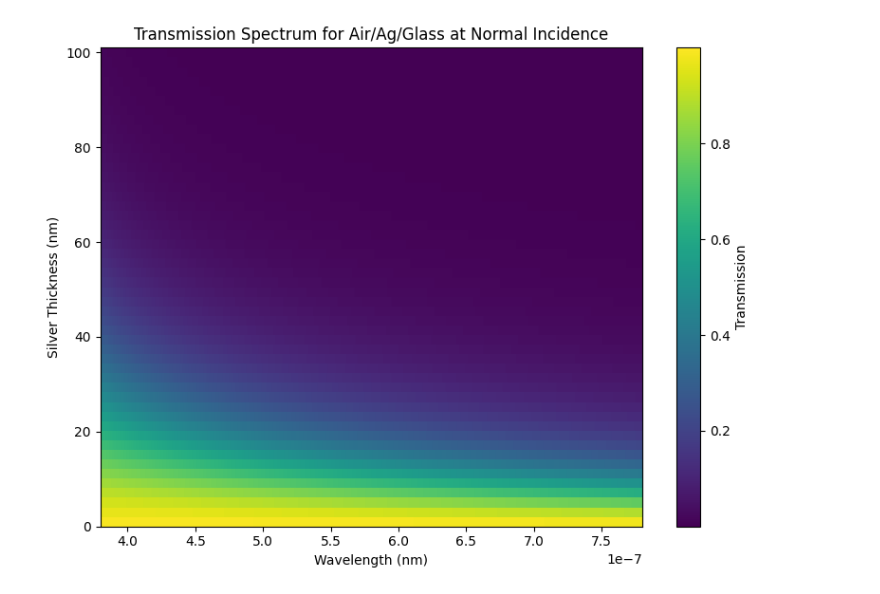
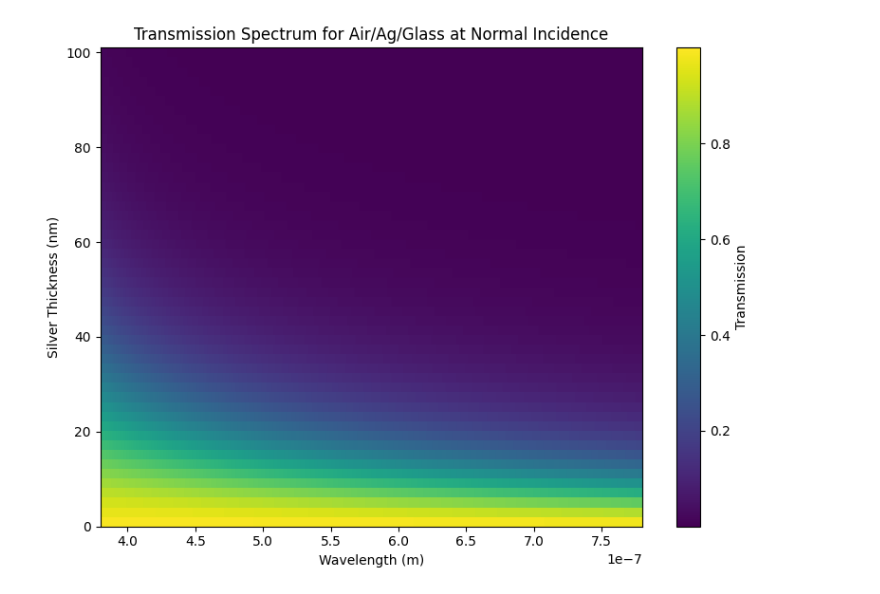
Before and after one commit to JaxLayerLumos/JaxLayerLumos, a Jupyter notebook: examples/demo-visible.ipynb, the cells around one changed output. Cells and saved outputs as stored; diff of their text form; code cells hidden in the pictures.

```diff
--- a/examples/demo-visible.ipynb
+++ b/examples/demo-visible.ipynb
@@ -11,17 +24,4 @@ from jaxlayerlumos.utils_units import convert_nm_to_m
 # %%
-# Get visible light frequencies and corresponding wavelengths (in nm)
-frequencies = get_frequencies_visible_light()            # shape: (num_freq,)
-wavelengths = convert_frequencies_to_wavelengths(frequencies)  # wavelengths in nm
-
-# Define a range for the silver thickness (in nm)
-silver_thicknesses = jnp.linspace(1.0, 100.0, 50)  # 50 points from 1 nm to 100 nm
-
-# Pre-calculate the substrate optical constants for "Glass"
-# Note: get_n_k_surrounded_by_air(["Glass"], frequencies) returns [air, Glass, air];
-# we take the middle element to represent glass.
-n_k_glass_full = get_n_k_surrounded_by_air(["FusedSilica"], frequencies)  # shape: (3, num_freq)
-glass_n_k = n_k_glass_full[1, :]  # glass optical constants over visible
-
 # Prepare an array to hold the computed transmission spectra.
 # Each spectrum is computed at normal incidence.
 transmission_spectra = []
@@ -46,7 +46,7 @@ for t_ag in silver_thicknesses:
     n_k_stack = n_k_stack.at[2].set(glass_n_k)
 
     # Compute the reflection and transmission coefficients using the transfer-matrix method.
-    R_TE, T_TE, R_TM, T_TM = stackrt(n_k_stack, layers, frequencies, angle)
+    R_TE, T_TE, R_TM, T_TM = jll.stackrt(n_k_stack, layers, frequencies, angle)
 
     # Remove the angle dimension (squeezing the first axis) and average the two polarizations.
     T_TE_spec = jnp.squeeze(T_TE, axis=0)
@@ -54,22 +54,26 @@ for t_ag in silver_thicknesses:
     T_avg = (T_TE_spec + T_TM_spec) / 2.0
 
     # Store the transmission spectrum (convert to a NumPy array for plotting)
-    transmission_spectra.append(np.array(T_avg))
+    transmission_spectra.append(onp.array(T_avg))
 
 # Convert list into a 2D NumPy array:
 #   shape: (num_thicknesses, num_wavelengths)
-transmission_spectra = np.array(transmission_spectra)
-
-# Create a color map plot showing transmission vs. wavelength (x-axis) and silver thickness (y-axis)
-plt.figure(figsize=(8, 6))
-# Create a meshgrid for plotting
-X, Y = np.meshgrid(wavelengths, np.array(silver_thicknesses))
-cmap_plot = plt.pcolormesh(X, Y, transmission_spectra, shading='auto', cmap='viridis')
-plt.colorbar(cmap_plot, label="Transmission")
-plt.xlabel("Wavelength (nm)")
-plt.ylabel("Silver Thickness (nm)")
-plt.title("Transmission Spectrum for Air/Ag/Glass at Normal Incidence")
-plt.tight_layout()
-plt.show()
+transmission_spectra = onp.array(transmission_spectra)
+silver_thicknesses = onp.array(silver_thicknesses)
-# %% [output]
-[figure, removed]
+# %%
+X, Y = onp.meshgrid(wavelengths, silver_thicknesses)
+
+fig = plt.figure(figsize=(8, 6))
+ax = fig.gca()
+
+mesh = ax.pcolormesh(X, Y, transmission_spectra)
+fig.colorbar(mesh, label="Transmission")
+
+ax.set_xlabel("Wavelength (m)")
+ax.set_ylabel("Silver Thickness (nm)")
+ax.set_title("Transmission Spectrum for Air/Ag/Glass at Normal Incidence")
+
+plt.tight_layout()
+plt.show()
+# %% [output]
+[figure, added]
```
Also changed, not shown: parts of 3 cells of this notebook.
